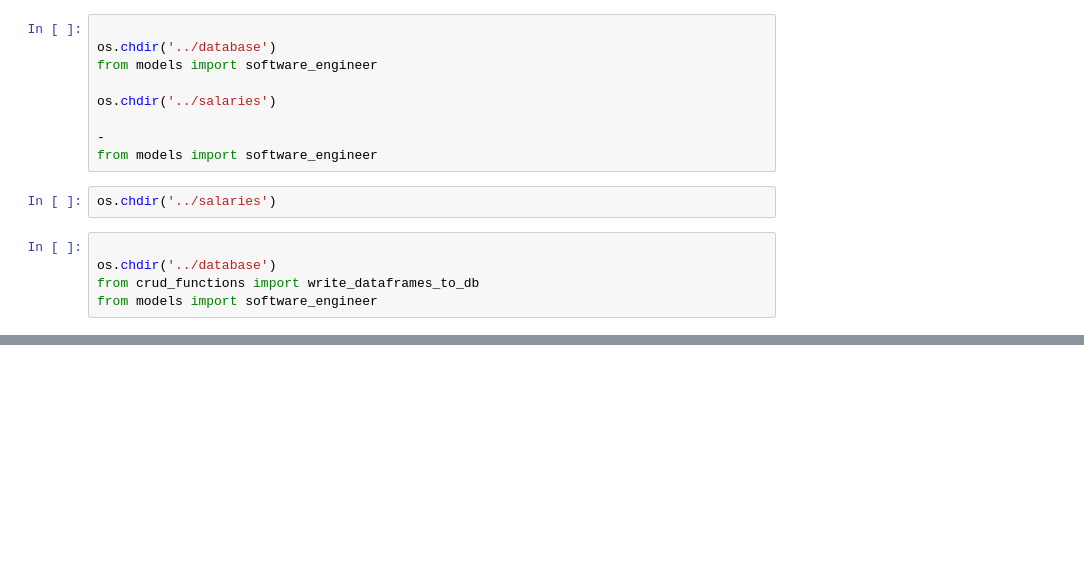
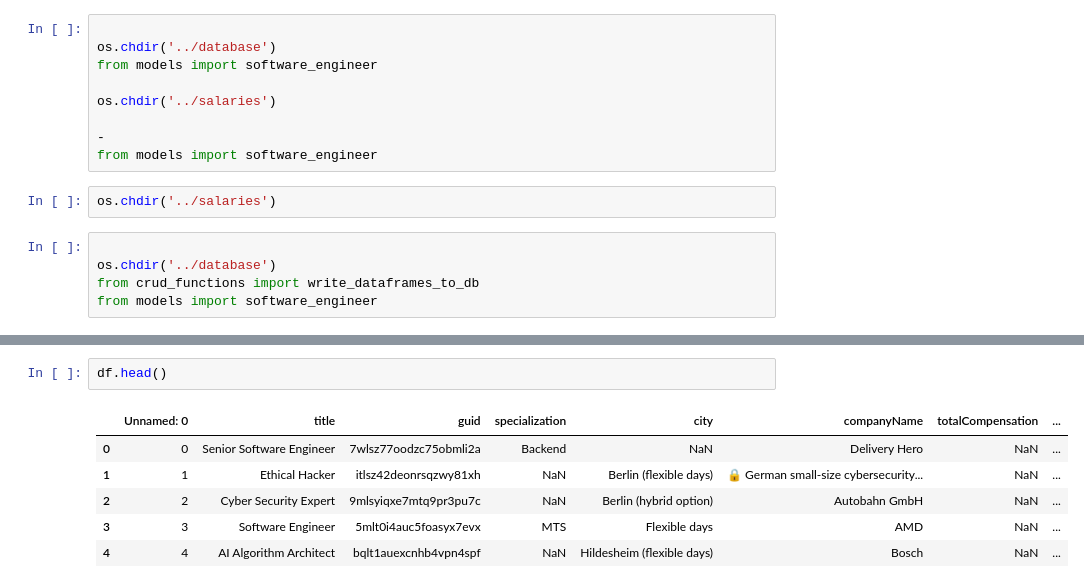
Before and after one commit to steve12512/web-scraping, a Jupyter notebook: salaries/software_engineer_salaries.ipynb, the cells around one changed output, grey strips where cells are left out. Drawn from its saved outputs; the diff is of its cells as text; blank space fills up the shorter version.

```diff
--- a/salaries/software_engineer_salaries.ipynb
+++ b/salaries/software_engineer_salaries.ipynb
@@ -175,0 +208,9 @@ LINE 1: ...ior Software Engineer ', '7wlsz77oodzc75obmli2a', 'Backend',...
+# %%
+df.head()
+# %% [output]
+|  | Unnamed: 0 | title | guid | specialization | city | companyName | totalCompensation | ... |
+| 0 | 0 | Senior Software Engineer | 7wlsz77oodzc75obmli2a | Backend | NaN | Delivery Hero | NaN | ... |
+| 1 | 1 | Ethical Hacker | itlsz42deonrsqzwy81xh | NaN | Berlin (flexible days) | 🔒 German small-size cybersecurity... | NaN | ... |
+| 2 | 2 | Cyber Security Expert | 9mlsyiqxe7mtq9pr3pu7c | NaN | Berlin (hybrid option) | Autobahn GmbH | NaN | ... |
+| 3 | 3 | Software Engineer | 5mlt0i4auc5foasyx7evx | MTS | Flexible days | AMD | NaN | ... |
+| 4 | 4 | AI Algorithm Architect | bqlt1auexcnhb4vpn4spf | NaN | Hildesheim (flexible days) | Bosch | NaN | ... |
```
Also changed, not shown: parts of 5 cells of this notebook, 2 other files.
